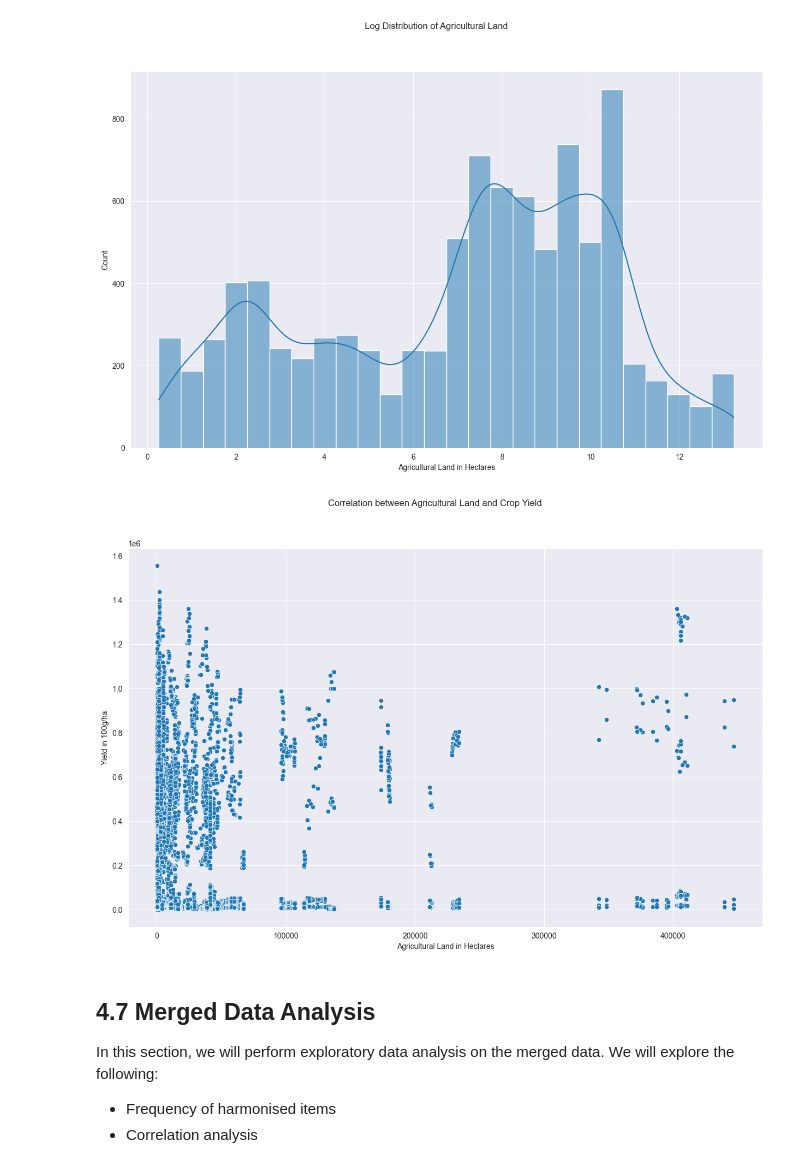
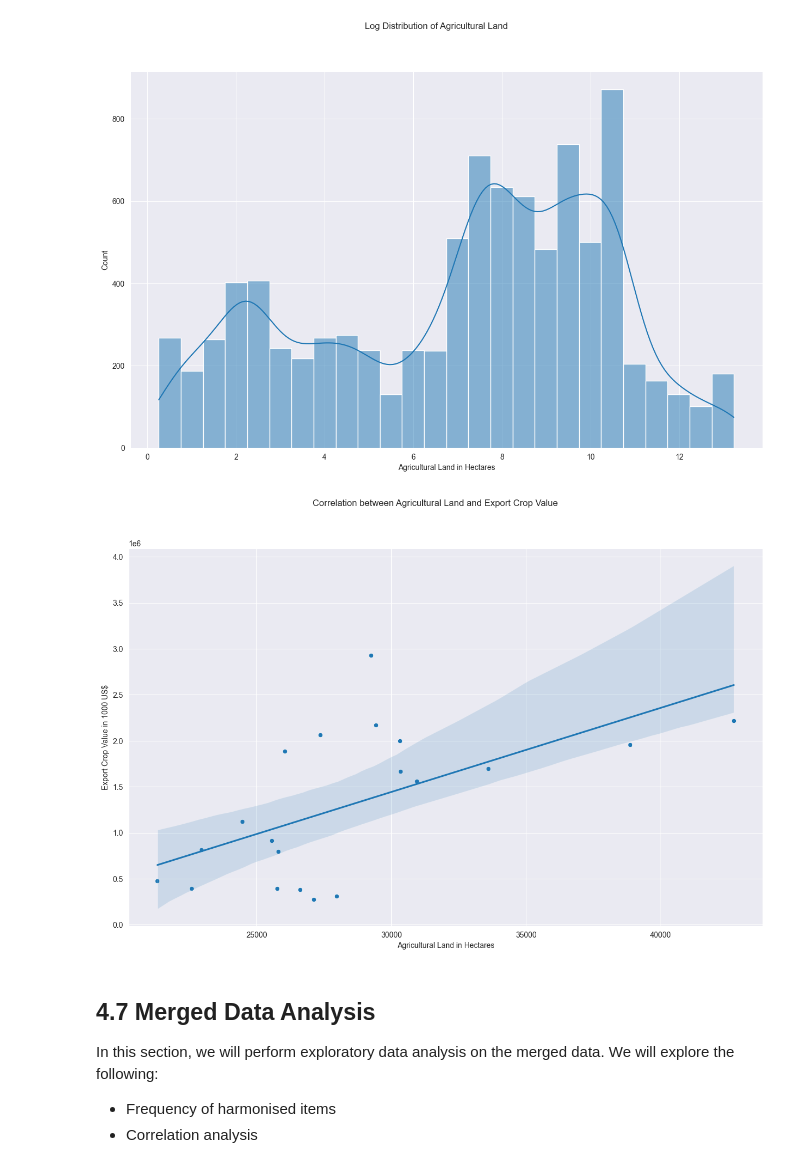
Before and after one commit to tnaccarato/Crop-Forcasting-MLP, a Jupyter notebook: mlp2.ipynb, the cells around one changed output. Drawn from its saved outputs; the diff is of its cells as text; code cells hidden in the pictures.

```diff
--- a/mlp2.ipynb
+++ b/mlp2.ipynb
@@ -31,7 +32,7 @@ fertiliser_use_df = pd.read_csv(file_path + "Fertilizers use - FAOSTAT_data_en_2
 land_temperature_change_df = pd.read_csv(file_path + "Land temperature change - FAOSTAT_data_en_2-27-2024.csv")
 pesticides_use_df = pd.read_csv(file_path + "Pesticides use - FAOSTAT_data_en_2-27-2024.csv")
 crop_value_df = pd.read_csv(file_path + "Food trade indicators - FAOSTAT_data_en_2-22-2024.csv")
-land_use_df = pd.read_csv(file_path + "Land use - FAOSTAT_data_en_2-22-2024.csv")
+land_use_df = pd.read_csv(file_path + "Land use - FAOSTAT_data_en_2-22-2024.csv",low_memory=False)
 # %% [markdown]
 # 3. Data Preparation
 
@@ -117,7 +117,7 @@ crop_yield_df.duplicated().sum()
 0
 # %%
 # Drop unnecessary columns
-crop_yield_df = crop_yield_df.drop(columns=["Domain", "Domain Code", "Element Code", "Element", "Year Code", "Unit", "Flag", "Flag Description", "Note", "Item Code (CPC)"])
+crop_yield_df = crop_yield_df.drop(columns=["Domain", "Domain Code", "Element Code", "Element", "Year Code", "Unit", "Flag", "Flag Description", "Note", "Item Code (CPC)", "Area Code (M49)"])
 
 # Rename value column to yield in 100g/ha
 crop_yield_df = crop_yield_df.rename(columns={"Value": "Yield in 100g/ha"})
@@ -207,10 +207,10 @@ fertiliser_use_df.duplicated().sum()
 0
 # %%
 # Drop unnecessary columns
-fertiliser_use_df = fertiliser_use_df.drop(columns=["Domain", "Domain Code", "Element Code", "Element", "Year Code", "Unit", "Flag", "Flag Description", "Item Code", "Item"])
+fertiliser_use_df = fertiliser_use_df.drop(columns=["Domain", "Domain Code", "Element Code", "Element", "Year Code", "Unit", "Flag", "Flag Description", "Item Code", "Item", "Area Code (M49)"])
 
 # Group data by country and year to get the total fertiliser use
-fertiliser_use_df = fertiliser_use_df.groupby(["Area", "Year", "Area Code (M49)"]).sum().reset_index()
+fertiliser_use_df = fertiliser_use_df.groupby(["Area", "Year"]).sum().reset_index()
 
 # Rename value column to total fertiliser use in tonnes
 fertiliser_use_df = fertiliser_use_df.rename(columns={"Value": "Total Fertiliser Use in Tonnes"})
@@ -1109,17 +1158,23 @@ plt.show()
 # %% [output]
 [figure]
 # %%
-# Plot the correlation between agricultural land and crop yield
+# Plot the correlation between agricultural land and export crop value
 fig, ax = plt.subplots(figsize=(15,9))
 
-plt.suptitle("Correlation between Agricultural Land and Crop Yield")
+plt.suptitle("Correlation between Agricultural Land and Export Crop Value")
+temp = merged_df.groupby('Year').agg({
+    'Agricultural Land in Hectares': 'mean',
+    'Total Export Crop Value in 1000 US$': 'mean'
+}).reset_index()  # Resetting index to turn the grouped data back into a DataFrame
 
-sns.scatterplot(data=merged_df, x='Agricultural Land in Hectares', y='Yield in 100g/ha', ax=ax)
+sns.scatterplot(data=temp, x='Agricultural Land in Hectares', y='Total Export Crop Value in 1000 US$', ax=ax)
+sns.regplot(data=temp, x='Agricultural Land in Hectares', y='Total Export Crop Value in 1000 US$', ax=ax, scatter=False) # Line of best fit
+
 plt.xlabel("Agricultural Land in Hectares")
-plt.ylabel("Yield in 100g/ha")
+plt.ylabel("Export Crop Value in 1000 US$")
 plt.show()
 # %% [output]
-[figure, old version]
+[figure, new version]
 # %% [markdown]
 ## 4.7 Merged Data Analysis
 
```
Also changed, not shown: parts of 41 cells of this notebook, 1 other file.
